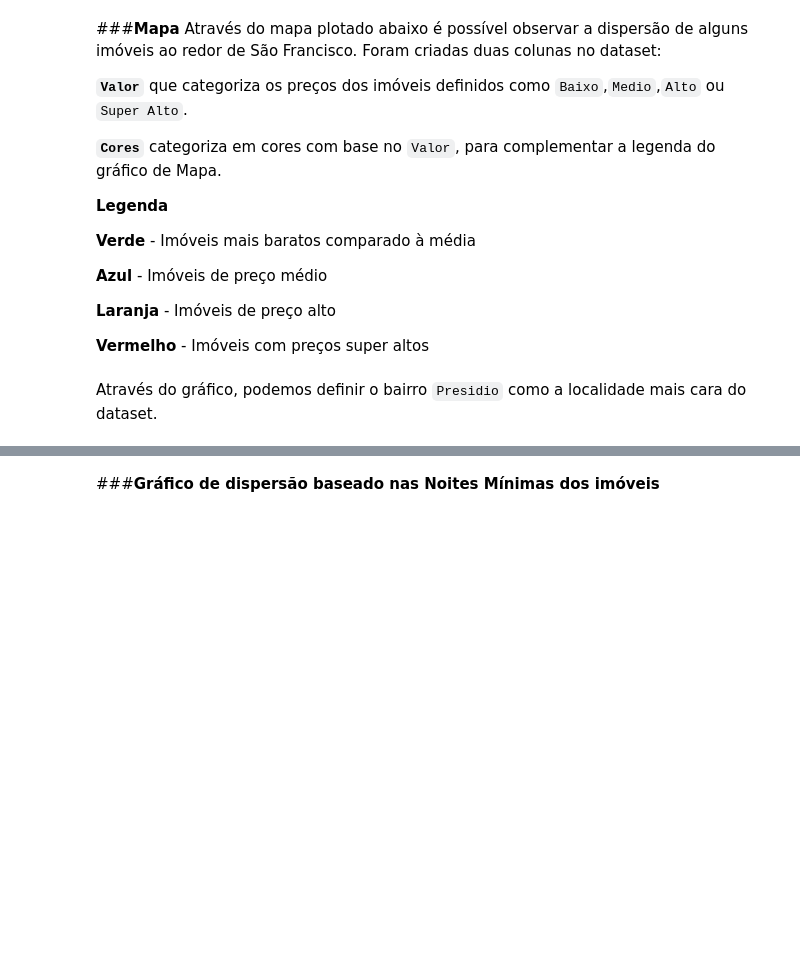
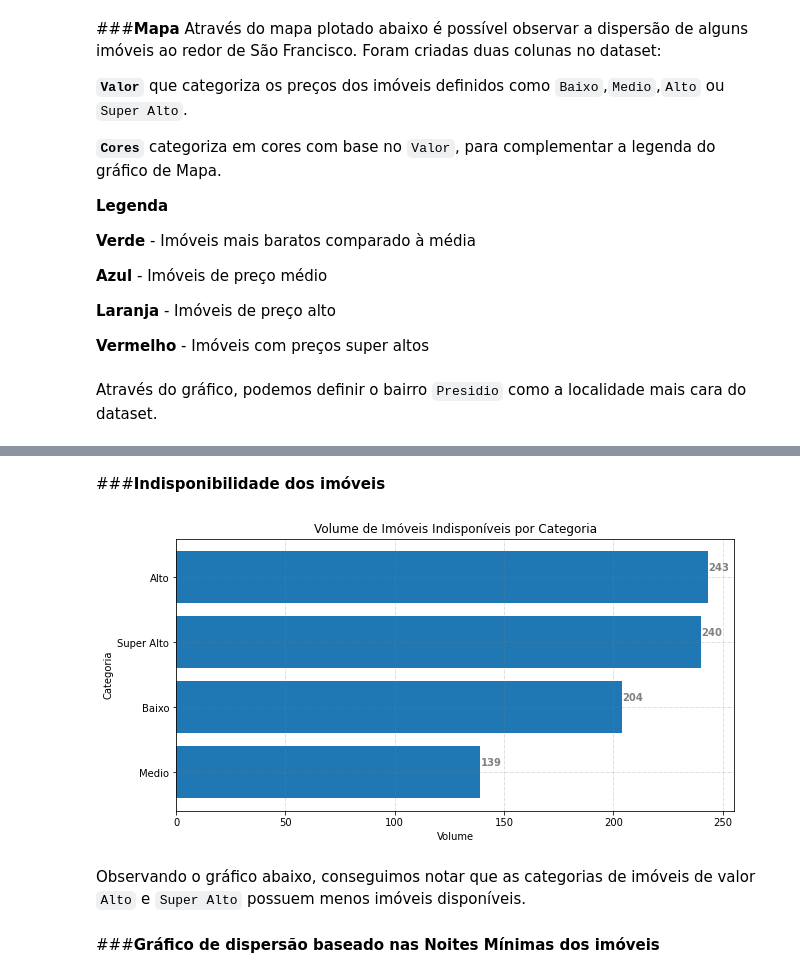
Before and after one commit to Vitor-Santos-Cacula/Projetos-de-Dados, a Jupyter notebook: Análise_dos_Dados_do_Airbnb_São_Francisco,_California,_EUA.ipynb, the cells around one changed output, grey strips where cells are left out. Drawn from its saved outputs; the diff is of its cells as text; code cells hidden in the pictures; blank space fills up the shorter version.

```diff
--- a/Análise_dos_Dados_do_Airbnb_São_Francisco,_California,_EUA.ipynb
+++ b/Análise_dos_Dados_do_Airbnb_São_Francisco,_California,_EUA.ipynb
@@ -378,6 +376,37 @@ mapa
 [interactive output not drawn]
 # %% [markdown]
 ![Mapa.png](embedded-picture-1)
+# %% [markdown]
+###**Indisponibilidade dos imóveis**
+# %%
+#Volume de Imóveis indisponiveis por categoria
+data = df_clean.loc[df_clean['Disponibilidade_365']== 0 , ['Valor',"Preco"]].groupby('Valor').count().sort_values('Preco',ascending=True).reset_index()
+data = pd.DataFrame(data)
+data.columns = ['Valor','Volume']
+
+#Plotando gráfico de barras horizontais
+fig, ax = plt.subplots(figsize=(10,5))
+
+ax.set_title("Volume de Imóveis Indisponíveis por Categoria")
+ax.set_ylabel("Categoria")
+ax.set_xlabel("Volume")
+ax.barh(data['Valor'],data['Volume'])
+
+##Adicionando rótulos de dados
+for i in ax.patches:
+    plt.text(i.get_width()+0.2, i.get_y()+0.5,
+             str(round((i.get_width()), 2)),
+             fontsize=10, fontweight='bold',
+             color='grey')
+
+# Adicionando linhas de grade
+ax.grid(b=True, color='grey',
+        linestyle='-.', linewidth=0.5,
+        alpha=0.5)
+# %% [output]
+[figure, added]
+# %% [markdown]
+Observando o gráfico abaixo, conseguimos notar que as categorias de imóveis de valor `Alto` e `Super Alto` possuem menos imóveis disponíveis.
 # %% [markdown]
 ###**Gráfico de dispersão baseado nas Noites Mínimas dos imóveis**
 # %%
```
Also changed, not shown: parts of 7 cells of this notebook.
